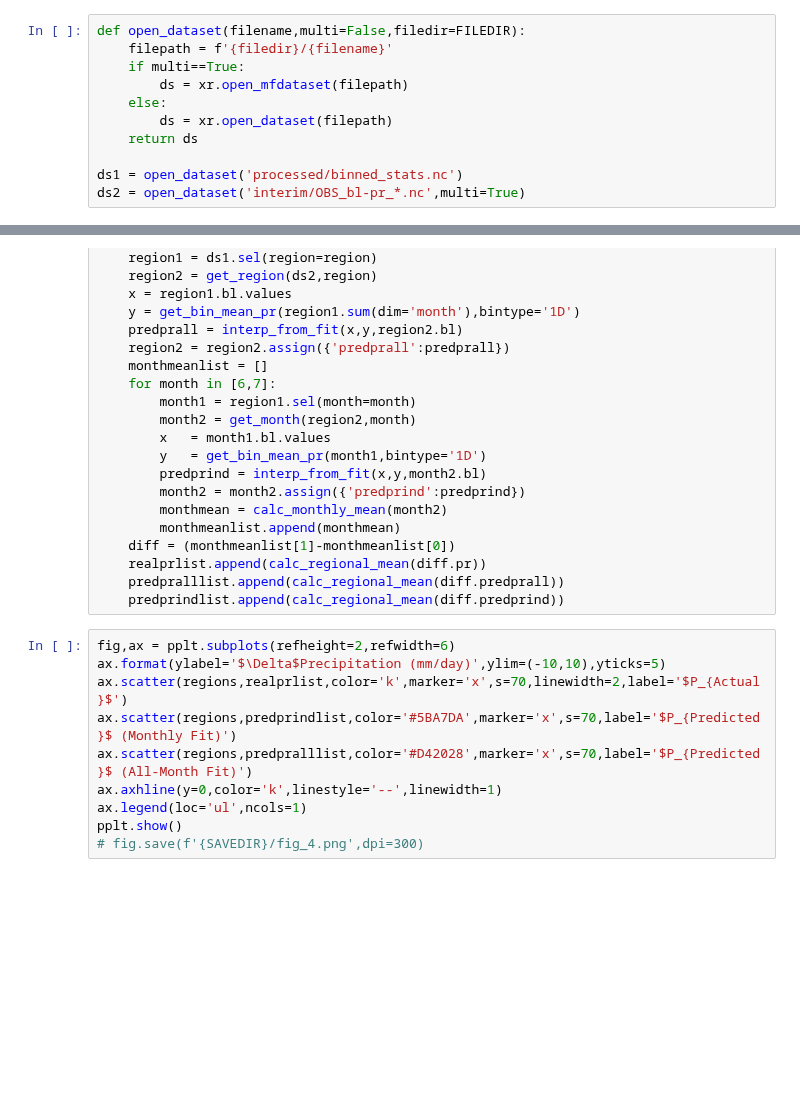
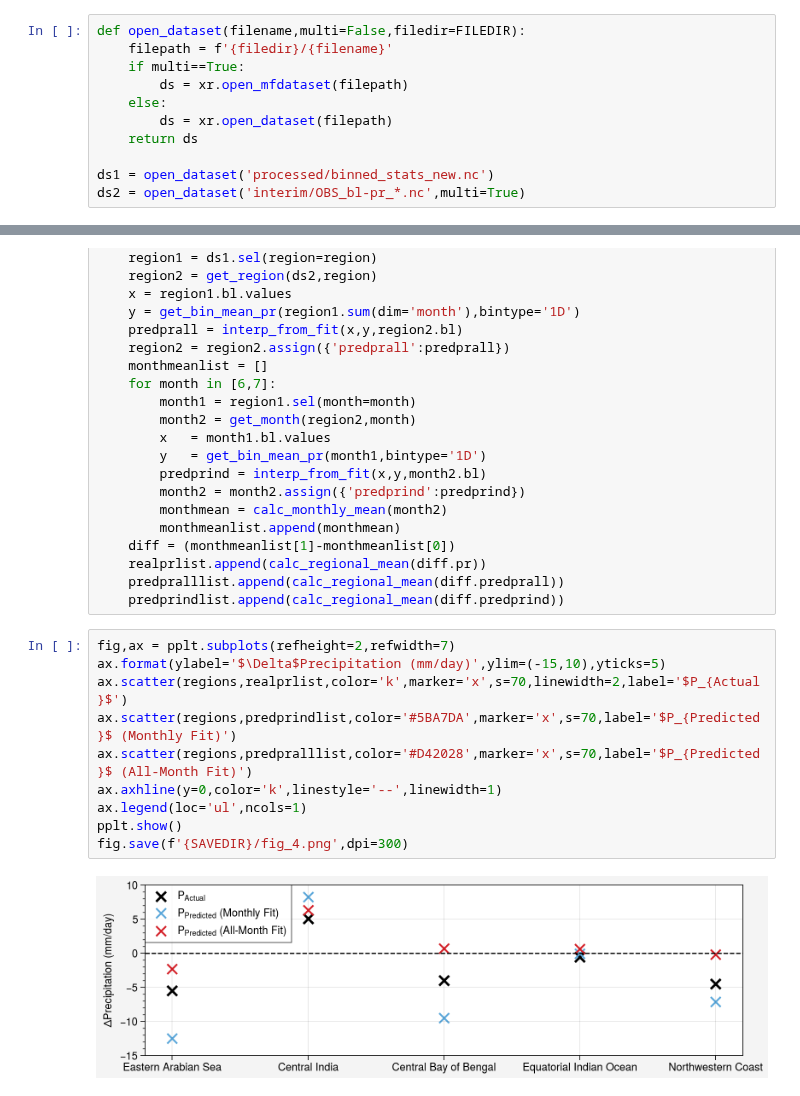
Before and after one commit to savannahferretti/monsoon-pod, a Jupyter notebook: notebooks/fig_4.ipynb, the cells around one changed output, grey strips where cells are left out. Drawn from its saved outputs; the diff is of its cells as text; blank space fills up the shorter version.

Commit message:
Run plots for new regions

```diff
--- a/notebooks/fig_4.ipynb
+++ b/notebooks/fig_4.ipynb
@@ -26,7 +26,7 @@ def open_dataset(filename,multi=False,filedir=FILEDIR):
         ds = xr.open_dataset(filepath)
     return ds
 
-ds1 = open_dataset('processed/binned_stats.nc')
+ds1 = open_dataset('processed/binned_stats_new.nc')
 ds2 = open_dataset('interim/OBS_bl-pr_*.nc',multi=True)
 # %%
 def interp_from_fit(xfit,yfit,x):
@@ -104,12 +104,14 @@ for region in REGIONS:
     predpralllist.append(calc_regional_mean(diff.predprall))
     predprindlist.append(calc_regional_mean(diff.predprind))
 # %%
-fig,ax = pplt.subplots(refheight=2,refwidth=6)
-ax.format(ylabel='$\Delta$Precipitation (mm/day)',ylim=(-10,10),yticks=5)
+fig,ax = pplt.subplots(refheight=2,refwidth=7)
+ax.format(ylabel='$\Delta$Precipitation (mm/day)',ylim=(-15,10),yticks=5)
 ax.scatter(regions,realprlist,color='k',marker='x',s=70,linewidth=2,label='$P_{Actual}$')
 ax.scatter(regions,predprindlist,color='#5BA7DA',marker='x',s=70,label='$P_{Predicted}$ (Monthly Fit)')
 ax.scatter(regions,predpralllist,color='#D42028',marker='x',s=70,label='$P_{Predicted}$ (All-Month Fit)')
 ax.axhline(y=0,color='k',linestyle='--',linewidth=1)
 ax.legend(loc='ul',ncols=1)
 pplt.show()
-# fig.save(f'{SAVEDIR}/fig_4.png',dpi=300)
+fig.save(f'{SAVEDIR}/fig_4.png',dpi=300)
+# %% [output]
+[figure, added]
```
Also changed, not shown: 3 other files.
